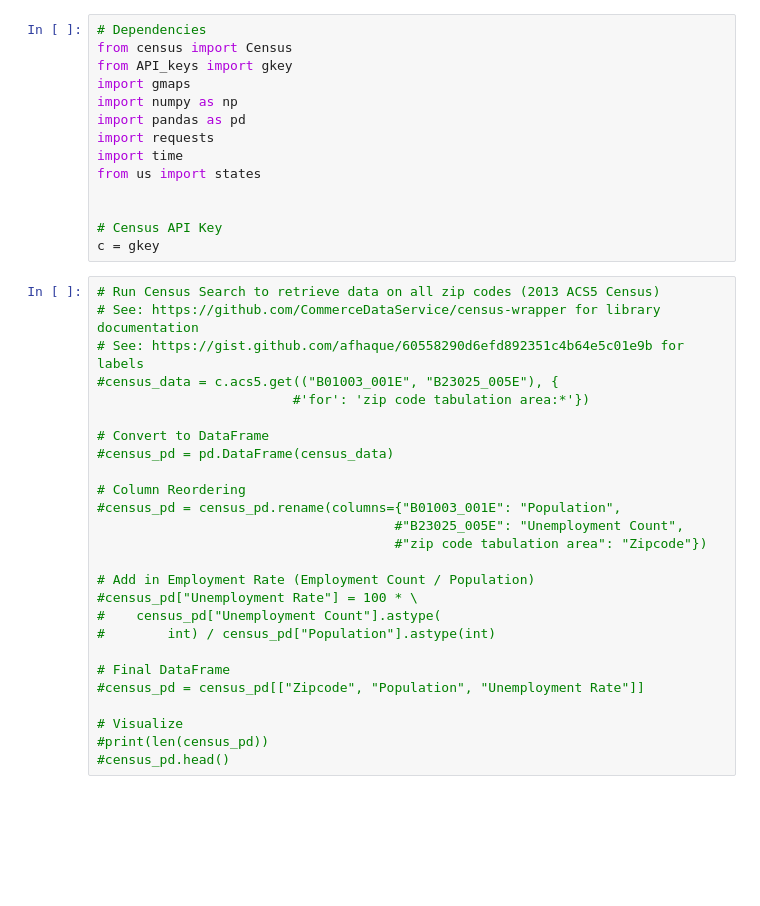
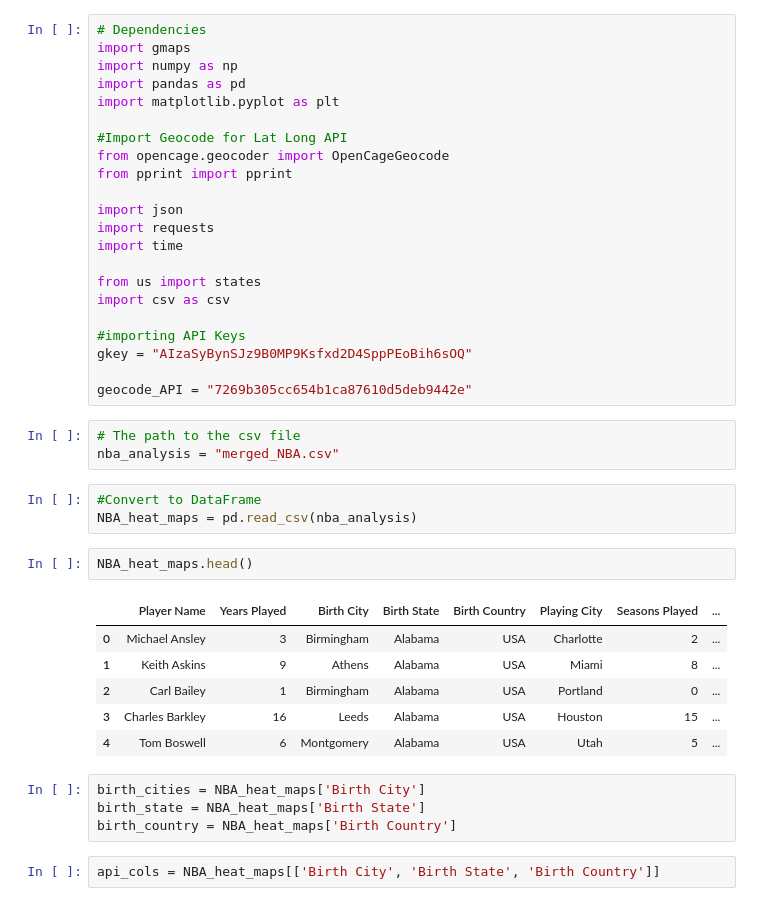
Before and after one commit to gibbyahmad/nba_heat_map, a Jupyter notebook: google_heat_maps.ipynb, the cells around one changed output. Cells and saved outputs as stored; diff of their text form; blank space fills up the shorter version.

Commit message:
NBA Google Heat Maps

```diff
--- a/google_heat_maps.ipynb
+++ b/google_heat_maps.ipynb
@@ -1,40 +1,43 @@
 # %%
 # Dependencies
-from census import Census
-from API_keys import gkey
 import gmaps
 import numpy as np
 import pandas as pd
+import matplotlib.pyplot as plt
+
+#Import Geocode for Lat Long API
+from opencage.geocoder import OpenCageGeocode
+from pprint import pprint
+
+import json
 import requests
 import time
+
 from us import states
+import csv as csv
 
+#importing API Keys
+gkey = "AIzaSyBynSJz9B0MP9Ksfxd2D4SppPEoBih6sOQ"
 
-# Census API Key
-c = gkey
+geocode_API = "7269b305cc654b1ca87610d5deb9442e"
-# %%
-# Run Census Search to retrieve data on all zip codes (2013 ACS5 Census)
-# See: https://github.com/CommerceDataService/census-wrapper for library documentation
-# See: https://gist.github.com/afhaque/60558290d6efd892351c4b64e5c01e9b for labels
-#census_data = c.acs5.get(("B01003_001E", "B23025_005E"), {
-                         #'for': 'zip code tabulation area:*'})
-
-# Convert to DataFrame
-#census_pd = pd.DataFrame(census_data)
-
-# Column Reordering
-#census_pd = census_pd.rename(columns={"B01003_001E": "Population",
-                                      #"B23025_005E": "Unemployment Count",
-                                      #"zip code tabulation area": "Zipcode"})
-
-# Add in Employment Rate (Employment Count / Population)
-#census_pd["Unemployment Rate"] = 100 * \
-#    census_pd["Unemployment Count"].astype(
-#        int) / census_pd["Population"].astype(int)
-
-# Final DataFrame
-#census_pd = census_pd[["Zipcode", "Population", "Unemployment Rate"]]
-
-# Visualize
-#print(len(census_pd))
-#census_pd.head()
+# %%
+# The path to the csv file
+nba_analysis = "merged_NBA.csv"
+# %%
+#Convert to DataFrame
+NBA_heat_maps = pd.read_csv(nba_analysis)
+# %%
+NBA_heat_maps.head()
+# %% [output]
+|  | Player Name | Years Played | Birth City | Birth State | Birth Country | Playing City | Seasons Played | ... |
+| 0 | Michael Ansley | 3 | Birmingham | Alabama | USA | Charlotte | 2 | ... |
+| 1 | Keith Askins | 9 | Athens | Alabama | USA | Miami | 8 | ... |
+| 2 | Carl Bailey | 1 | Birmingham | Alabama | USA | Portland | 0 | ... |
+| 3 | Charles Barkley | 16 | Leeds | Alabama | USA | Houston | 15 | ... |
+| 4 | Tom Boswell | 6 | Montgomery | Alabama | USA | Utah | 5 | ... |
+# %%
+birth_cities = NBA_heat_maps['Birth City']
+birth_state = NBA_heat_maps['Birth State']
+birth_country = NBA_heat_maps['Birth Country']
+# %%
+api_cols = NBA_heat_maps[['Birth City', 'Birth State', 'Birth Country']]
```
Also changed, not shown: parts of 12 cells of this notebook, 2 other files.
